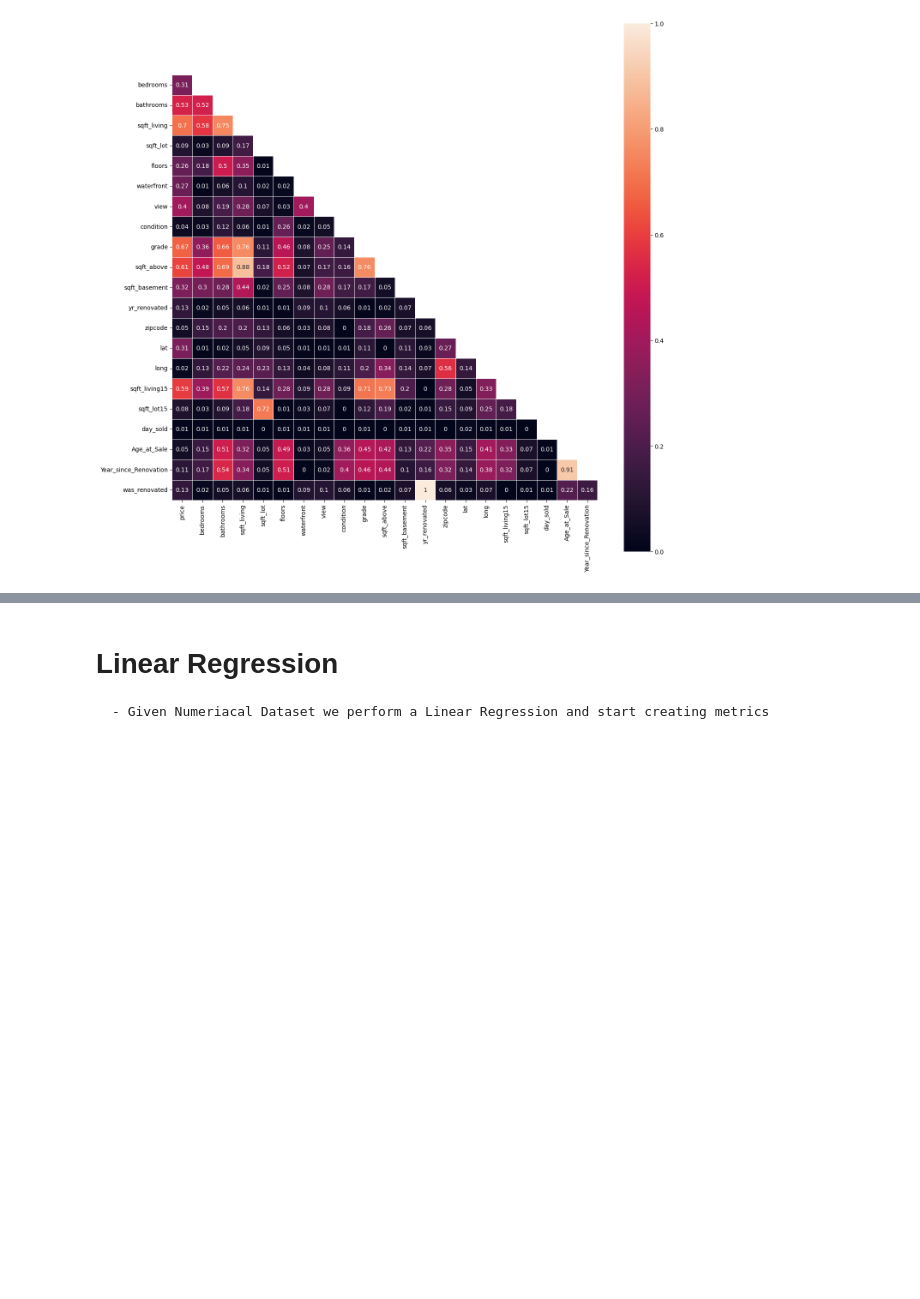
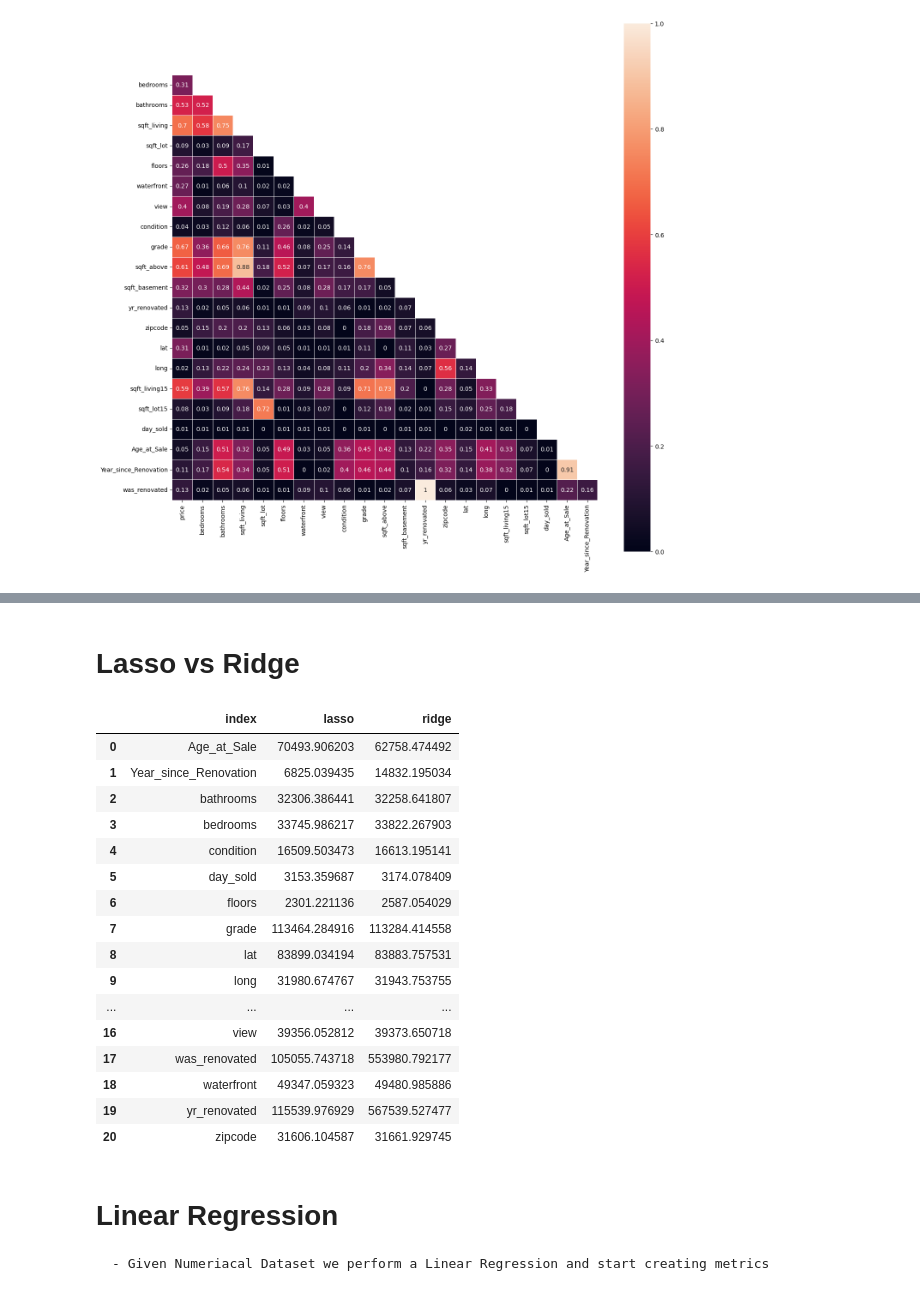
Before and after one commit to sheetansh/IronKaggle_DSML, a Jupyter notebook: Ironkaggle_FeatureEngineering.ipynb, the cells around one changed output, grey strips where cells are left out. Saved outputs shown, nothing was run; the diff lists cells and outputs as text; code cells hidden in the pictures; blank space fills up the shorter version.

```diff
--- a/Ironkaggle_FeatureEngineering.ipynb
+++ b/Ironkaggle_FeatureEngineering.ipynb
@@ -405,0 +487,27 @@ generate_heatmap(Cleaned_Dataset)
+# %% [markdown]
+# Lasso vs Ridge
+# %%
+# combined
+
+feature_importance = pd.DataFrame({"lasso": coefs_lasso, "ridge": coefs_ridge})
+# %%
+feature_importance = feature_importance.reset_index()
+feature_importance
+# %% [output]
+|  | index | lasso | ridge |
+| 0 | Age_at_Sale | 70493.906203 | 62758.474492 |
+| 1 | Year_since_Renovation | 6825.039435 | 14832.195034 |
+| 2 | bathrooms | 32306.386441 | 32258.641807 |
+| 3 | bedrooms | 33745.986217 | 33822.267903 |
+| 4 | condition | 16509.503473 | 16613.195141 |
+| 5 | day_sold | 3153.359687 | 3174.078409 |
+| 6 | floors | 2301.221136 | 2587.054029 |
+| 7 | grade | 113464.284916 | 113284.414558 |
+| 8 | lat | 83899.034194 | 83883.757531 |
+| 9 | long | 31980.674767 | 31943.753755 |
+| ... | ... | ... | ... |
+| 16 | view | 39356.052812 | 39373.650718 |
+| 17 | was_renovated | 105055.743718 | 553980.792177 |
+| 18 | waterfront | 49347.059323 | 49480.985886 |
+| 19 | yr_renovated | 115539.976929 | 567539.527477 |
+| 20 | zipcode | 31606.104587 | 31661.929745 |
```
Also changed, not shown: parts of 17 cells of this notebook.
